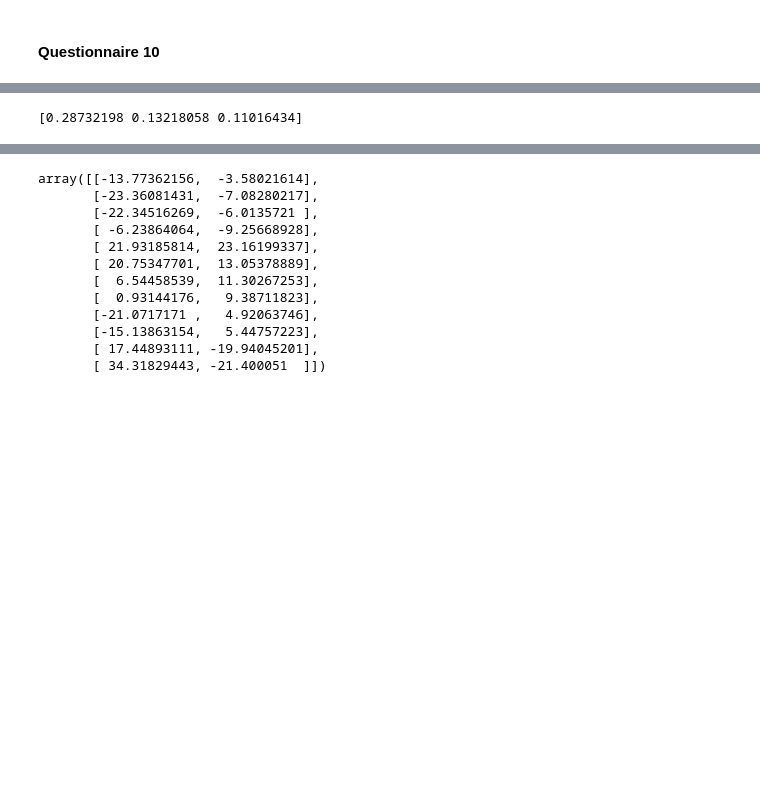
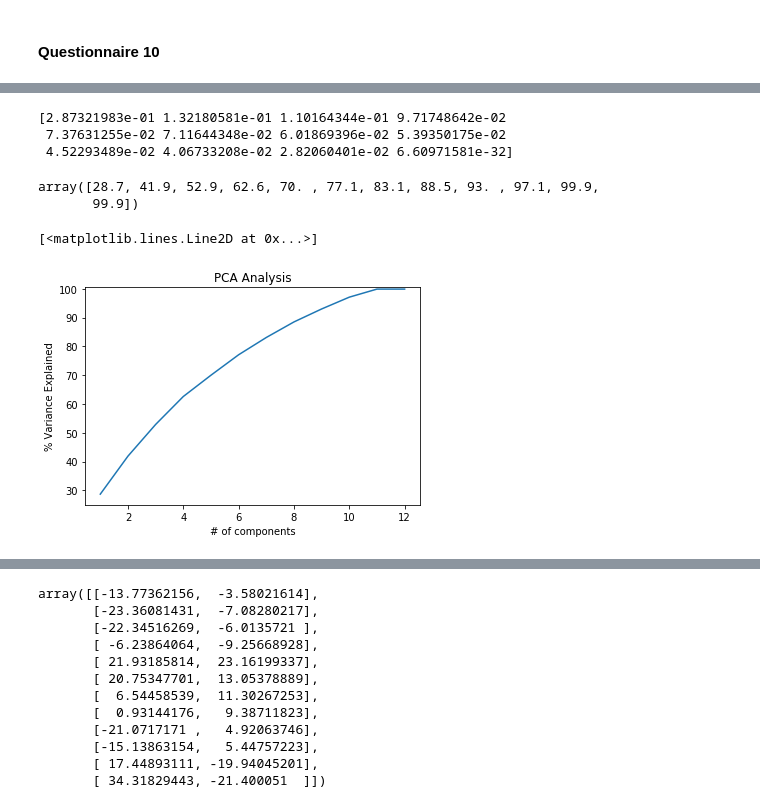
Before and after one commit to MrymZakani/SHS_project, a Jupyter notebook: exploring_habits_data.ipynb, the cells around one changed output, grey strips where cells are left out. Saved outputs shown, nothing was run; the diff lists cells and outputs as text; code cells hidden in the pictures; blank space fills up the shorter version.

```diff
--- a/exploring_habits_data.ipynb
+++ b/exploring_habits_data.ipynb
@@ -292,3 +308,7 @@ pca_3 = PCA(n_components=3)
+# %%
+# Create a Covariance Matrix
+questions_num = 12
+pca_3 = PCA(n_components=questions_num)
 # %%
 df11 = questionnaire_answers[questionnaire_answers['questionnaire identifier'] == 11]
 df12 = questionnaire_answers[questionnaire_answers['questionnaire identifier'] == 12]
@@ -304,5 +326,25 @@ PCA(copy=True, iterated_power='auto', n_components=3, random_state=None,
   svd_solver='auto', tol=0.0, whiten=False)
-# %%
-print(pca_3.explained_variance_ratio_)
-# %% [output]
-[0.28732198 0.13218058 0.11016434]
+# %%
+# calculate variance ratios
+print(pca_3.explained_variance_ratio_)
+
+var=np.cumsum(np.round(pca_3.explained_variance_ratio_, decimals=3)*100)
+var #cumulative sum of variance explained with [n] features
+# %% [output]
+[2.87321983e-01 1.32180581e-01 1.10164344e-01 9.71748642e-02
+ 7.37631255e-02 7.11644348e-02 6.01869396e-02 5.39350175e-02
+ 4.52293489e-02 4.06733208e-02 2.82060401e-02 6.60971581e-32]
+array([28.7, 41.9, 52.9, 62.6, 70. , 77.1, 83.1, 88.5, 93. , 97.1, 99.9,
+       99.9])
+# %%
+plt.ylabel('% Variance Explained')
+plt.xlabel('# of components')
+plt.title('PCA Analysis')
+plt.ylim(25,100.5)
+plt.style.context('seaborn-whitegrid')
+
+
+plt.plot(range(1,13),var)
+# %% [output]
+[<matplotlib.lines.Line2D at 0x...>]
+[figure, added]
```
Also changed, not shown: parts of 15 cells of this notebook.
